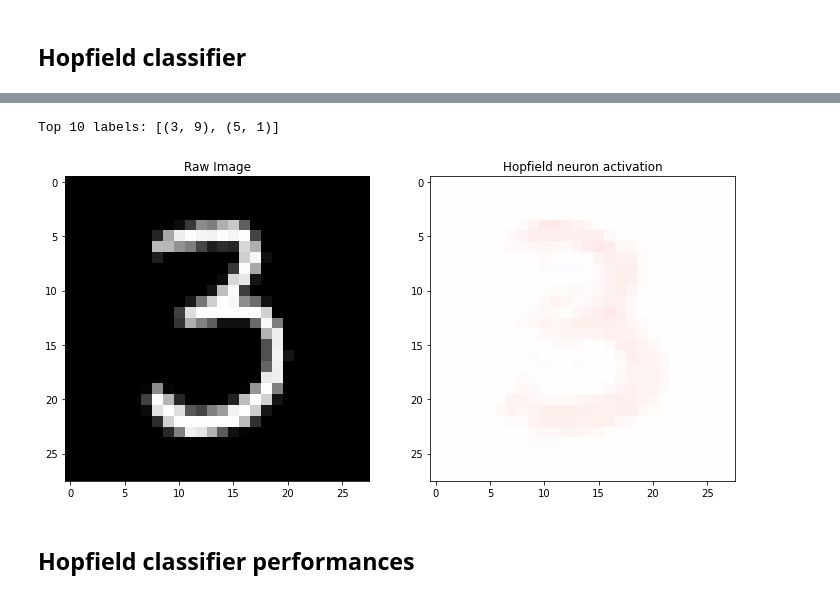
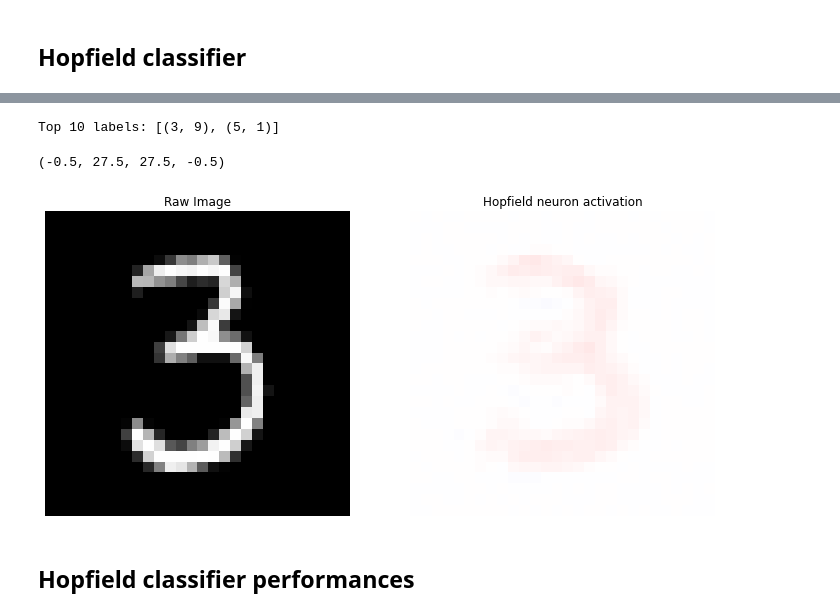
Before and after one commit to Nico-Curti/plasticity, a Jupyter notebook: example/python_models.ipynb, the cells around one changed output, grey strips where cells are left out. Saved outputs shown, nothing was run; the diff lists cells and outputs as text; code cells hidden in the pictures.

```diff
--- a/example/python_models.ipynb
+++ b/example/python_models.ipynb
@@ -240,16 +241,17 @@ counter_labels = Counter(top_10)
 # %%
 nc = np.amax(np.abs(model.weights))
 
 print('Top 10 labels: {}'.format(counter_labels.most_common()))
 
 fig, (ax1, ax2) = plt.subplots(nrows=1, ncols=2, figsize=(12, 12))
 ax1.set_title('Raw Image')
-ax1.imshow(X[idx].reshape(28, 28), cmap='gray')
+ax1.imshow(X[idx].reshape(28, 28), cmap='gray'); ax1.axis('off')
 ax2.set_title('Hopfield neuron activation')
-im = ax2.imshow(best_neuron, cmap='bwr', vmin=-nc, vmax=nc)
+im = ax2.imshow(best_neuron, cmap='bwr', vmin=-nc, vmax=nc); ax2.axis('off')
 # %% [output]
 Top 10 labels: [(3, 9), (5, 1)]
+(-0.5, 27.5, 27.5, -0.5)
-[figure, old version]
+[figure, new version]
 # %% [markdown]
 ## Hopfield classifier performances
 # %%
```
Also changed, not shown: parts of 7 cells of this notebook, 2 other files.
